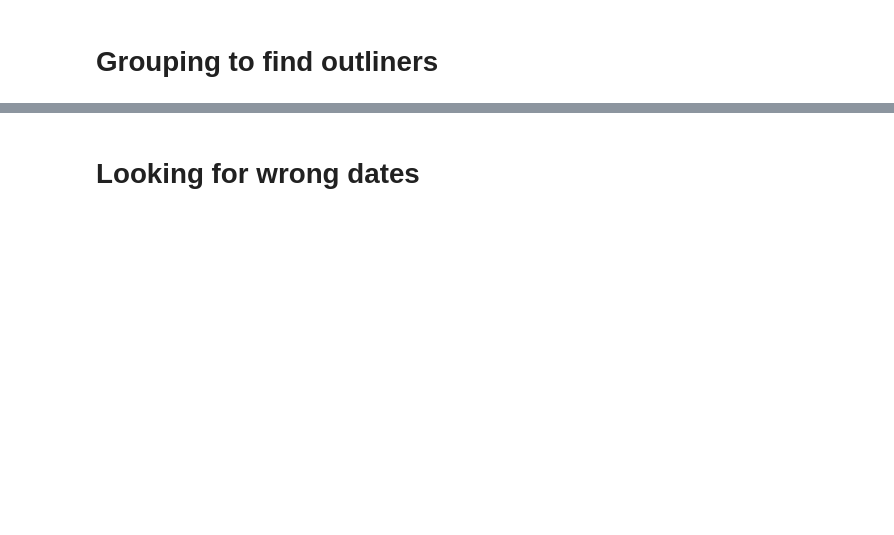
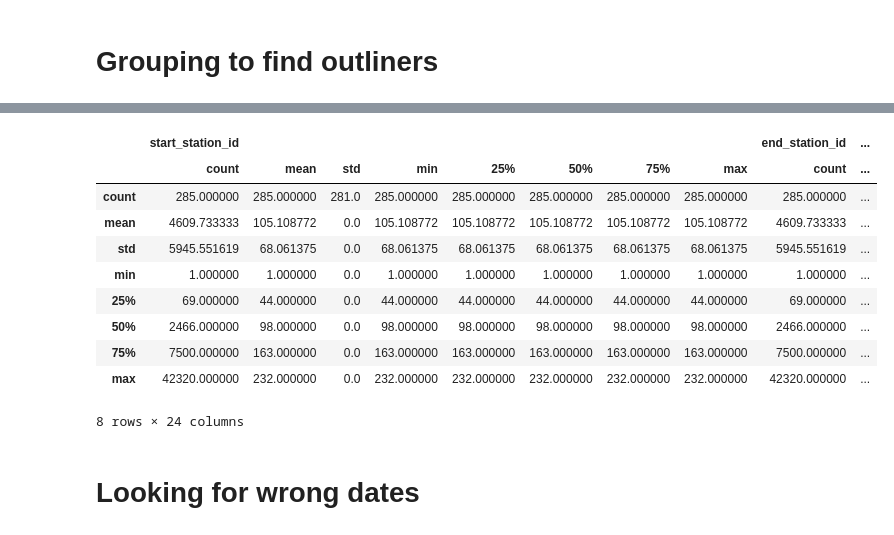
Before and after one commit to OliverSauren/AA_22_Team_14, a Jupyter notebook: data_cleaning.ipynb, the cells around one changed output, grey strips where cells are left out. Drawn from its saved outputs; the diff is of its cells as text; code cells hidden in the pictures; blank space fills up the shorter version.

```diff
--- a/data_cleaning.ipynb
+++ b/data_cleaning.ipynb
@@ -44,3 +175,17 @@ groupByEndName["end_station_id"]["std"].max()
+# %%
+groupByStartName.describe()
+# %% [output]
+|  | start_station_id |  |  |  |  |  |  |  | end_station_id | ... |
+|  | count | mean | std | min | 25% | 50% | 75% | max | count | ... |
+| count | 285.000000 | 285.000000 | 281.0 | 285.000000 | 285.000000 | 285.000000 | 285.000000 | 285.000000 | 285.000000 | ... |
+| mean | 4609.733333 | 105.108772 | 0.0 | 105.108772 | 105.108772 | 105.108772 | 105.108772 | 105.108772 | 4609.733333 | ... |
+| std | 5945.551619 | 68.061375 | 0.0 | 68.061375 | 68.061375 | 68.061375 | 68.061375 | 68.061375 | 5945.551619 | ... |
+| min | 1.000000 | 1.000000 | 0.0 | 1.000000 | 1.000000 | 1.000000 | 1.000000 | 1.000000 | 1.000000 | ... |
+| 25% | 69.000000 | 44.000000 | 0.0 | 44.000000 | 44.000000 | 44.000000 | 44.000000 | 44.000000 | 69.000000 | ... |
+| 50% | 2466.000000 | 98.000000 | 0.0 | 98.000000 | 98.000000 | 98.000000 | 98.000000 | 98.000000 | 2466.000000 | ... |
+| 75% | 7500.000000 | 163.000000 | 0.0 | 163.000000 | 163.000000 | 163.000000 | 163.000000 | 163.000000 | 7500.000000 | ... |
+| max | 42320.000000 | 232.000000 | 0.0 | 232.000000 | 232.000000 | 232.000000 | 232.000000 | 232.000000 | 42320.000000 | ... |
+8 rows × 24 columns
 # %% [markdown]
 # Looking for wrong dates
 # %%
```
Also changed, not shown: parts of 19 cells of this notebook.
